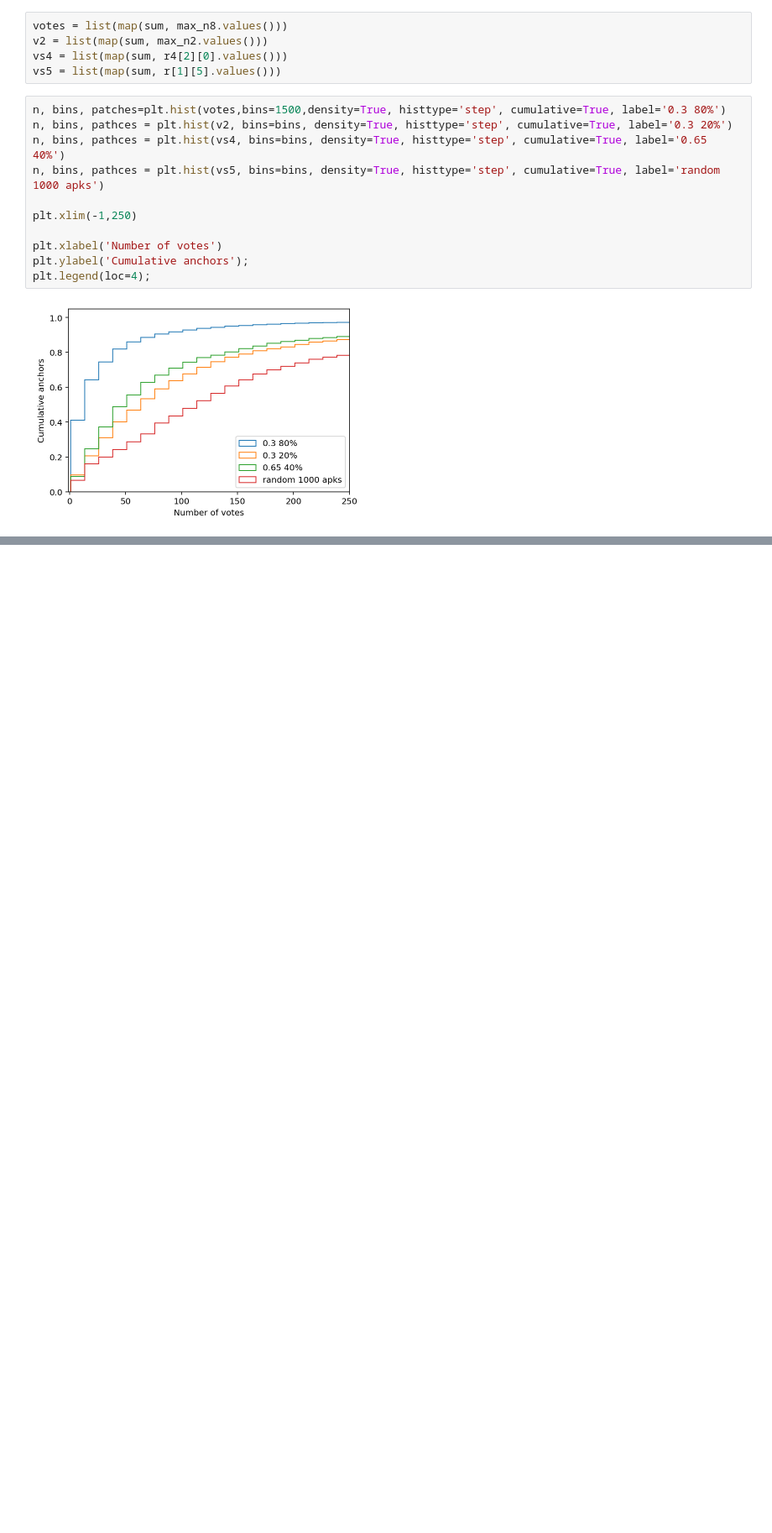
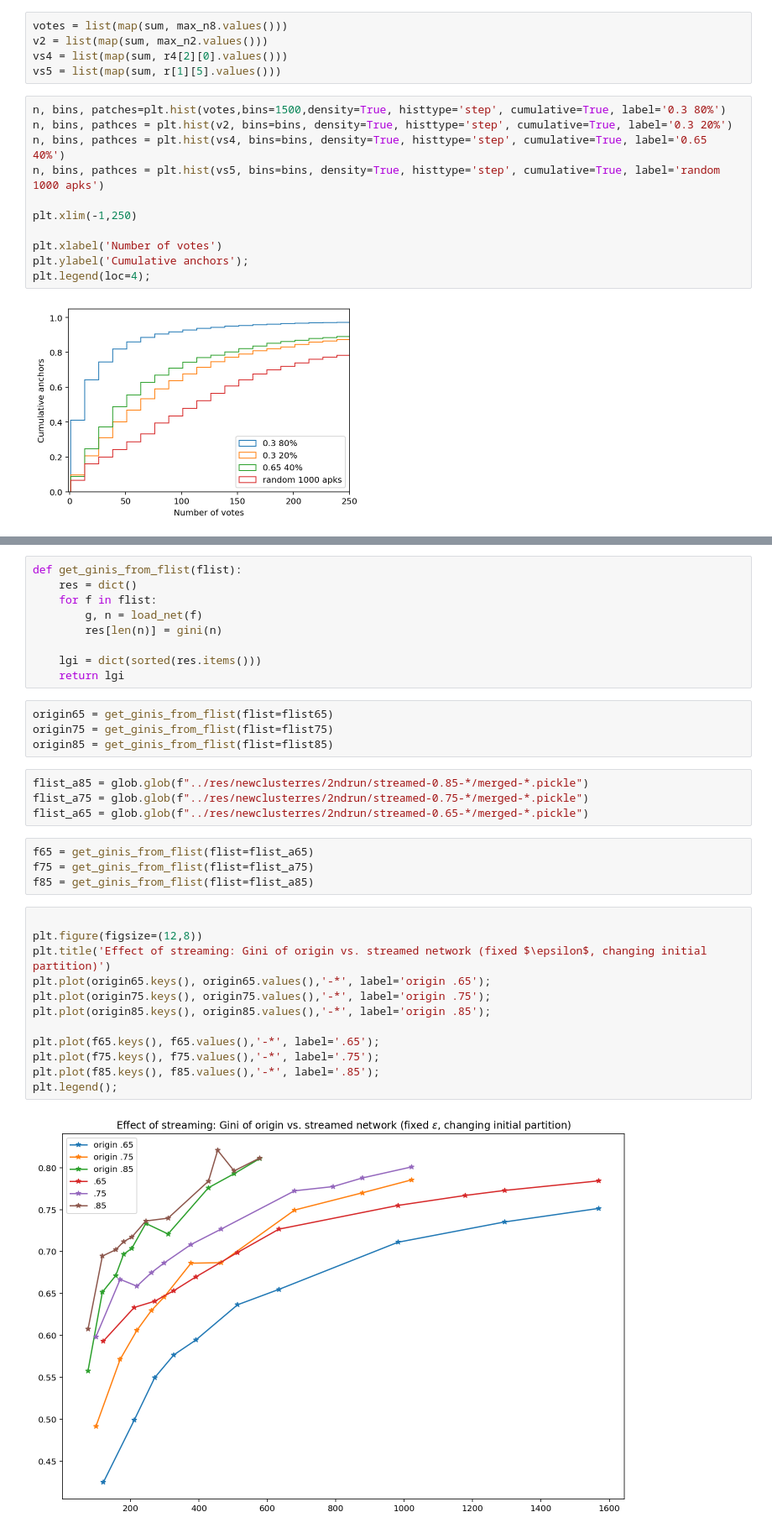
Before and after one commit to jrybicki-jsc/smms, a Jupyter notebook: graphla/ginis.ipynb, the cells around one changed output, grey strips where cells are left out. Shown at 84% size. Saved outputs shown, nothing was run; the diff lists cells and outputs as text; blank space fills up the shorter version.

Commit message:
inpact of streaming

```diff
--- a/graphla/ginis.ipynb
+++ b/graphla/ginis.ipynb
@@ -229,0 +237,35 @@ plt.legend();
+# %%
+def get_ginis_from_flist(flist):
+    res = dict()
+    for f in flist:
+        g, n = load_net(f)
+        res[len(n)] = gini(n)
+
+    lgi = dict(sorted(res.items()))
+    return lgi
+# %%
+origin65 = get_ginis_from_flist(flist=flist65)
+origin75 = get_ginis_from_flist(flist=flist75)
+origin85 = get_ginis_from_flist(flist=flist85)
+# %%
+flist_a85 = glob.glob(f"../res/newclusterres/2ndrun/streamed-0.85-*/merged-*.pickle")
+flist_a75 = glob.glob(f"../res/newclusterres/2ndrun/streamed-0.75-*/merged-*.pickle")
+flist_a65 = glob.glob(f"../res/newclusterres/2ndrun/streamed-0.65-*/merged-*.pickle")
+# %%
+f65 = get_ginis_from_flist(flist=flist_a65)
+f75 = get_ginis_from_flist(flist=flist_a75)
+f85 = get_ginis_from_flist(flist=flist_a85)
+# %%
+
+plt.figure(figsize=(12,8))
+plt.title('Effect of streaming: Gini of origin vs. streamed network (fixed $\epsilon$, changing initial partition)')
+plt.plot(origin65.keys(), origin65.values(),'-*', label='origin .65');
+plt.plot(origin75.keys(), origin75.values(),'-*', label='origin .75');
+plt.plot(origin85.keys(), origin85.values(),'-*', label='origin .85');
+
+plt.plot(f65.keys(), f65.values(),'-*', label='.65');
+plt.plot(f75.keys(), f75.values(),'-*', label='.75');
+plt.plot(f85.keys(), f85.values(),'-*', label='.85');
+plt.legend();
+# %% [output]
+[figure, added]
```
Also changed, not shown: parts of 24 cells of this notebook.
